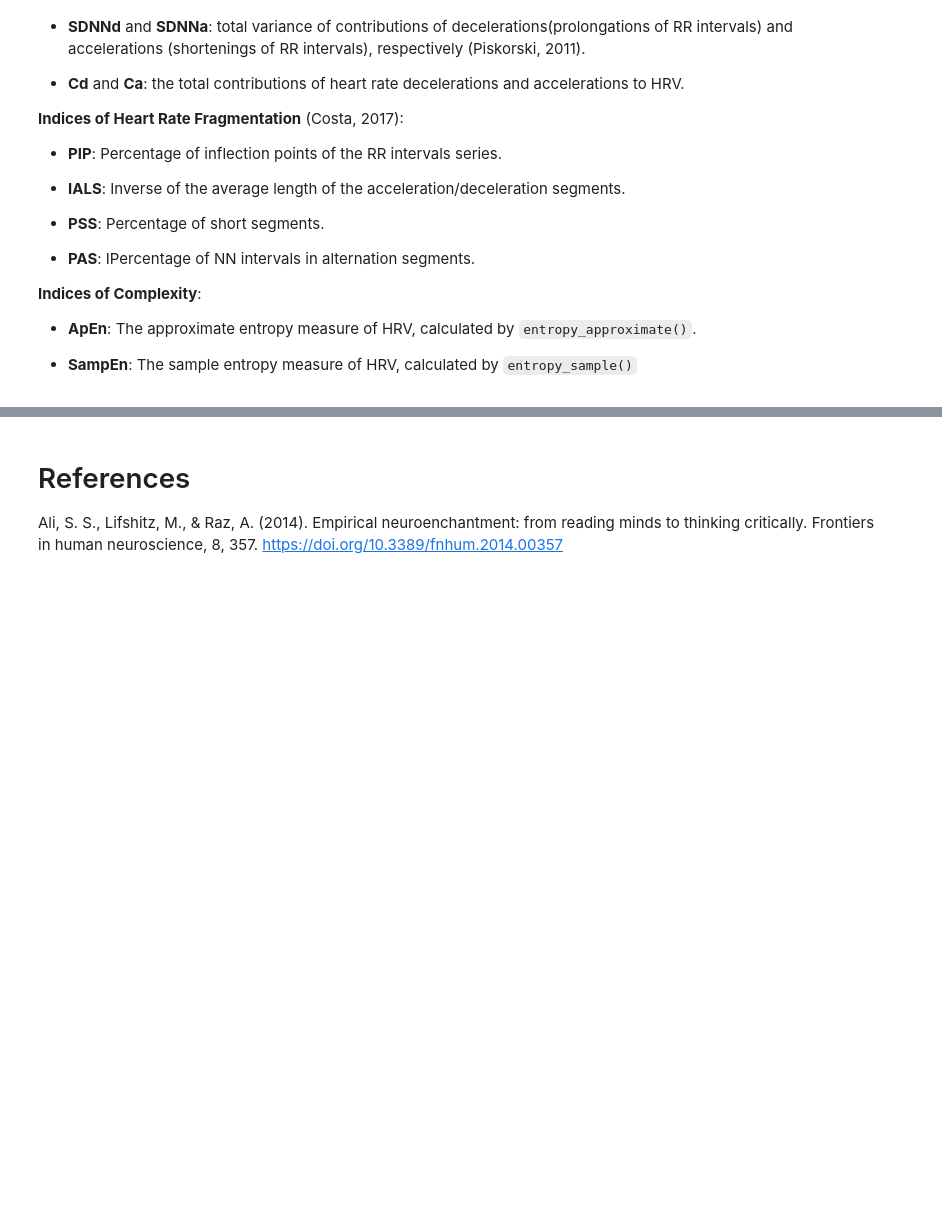
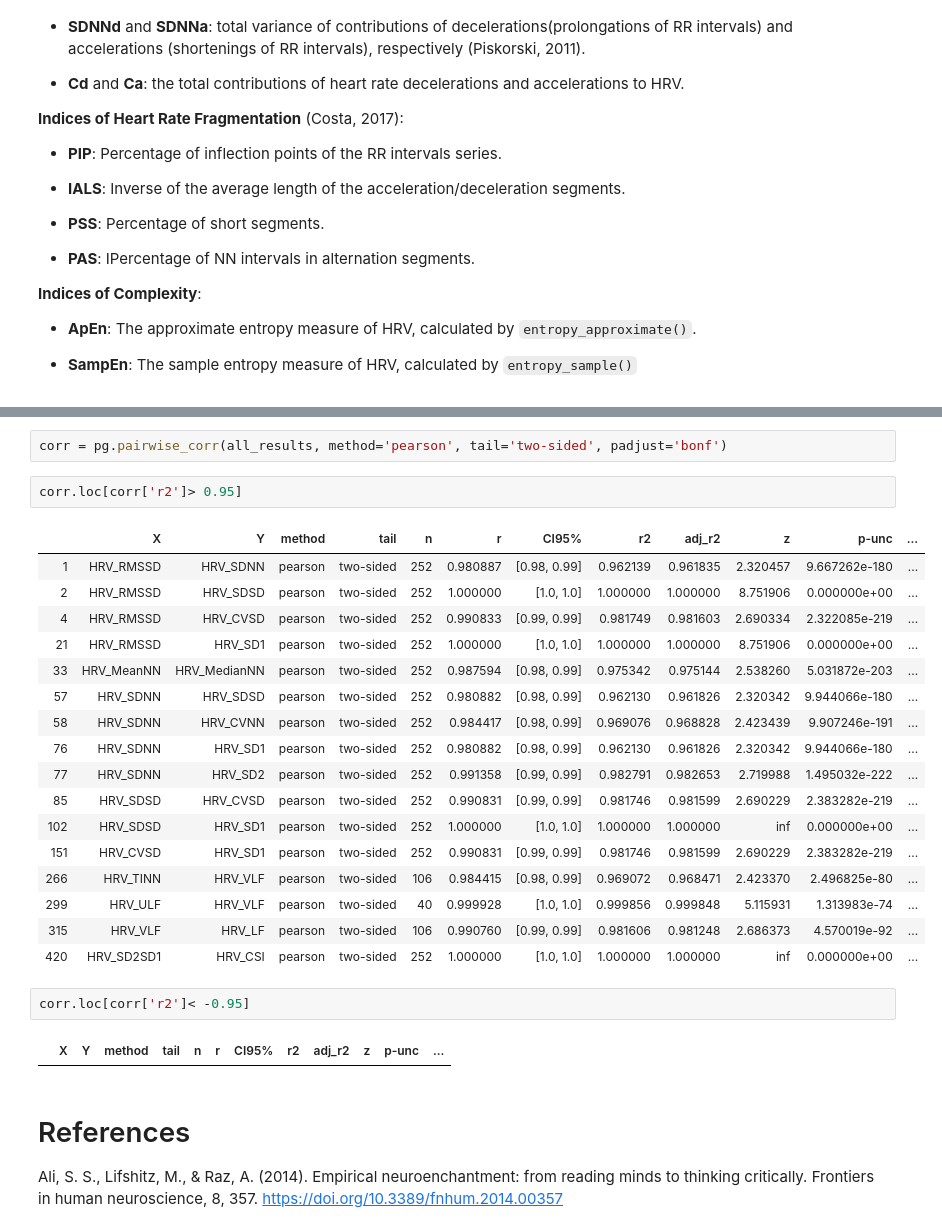
Before and after one commit to sangfrois/NeuroKit, a Jupyter notebook: studies/hrv_structure/hrv_structure.ipynb, the cells around one changed output, grey strips where cells are left out. Saved outputs shown, nothing was run; the diff lists cells and outputs as text; blank space fills up the shorter version.

```diff
--- a/studies/hrv_structure/hrv_structure.ipynb
+++ b/studies/hrv_structure/hrv_structure.ipynb
@@ -211,3 +233,29 @@ Contains time domain HRV metrics:
+# %%
+corr = pg.pairwise_corr(all_results, method='pearson', tail='two-sided', padjust='bonf')
+# %%
+corr.loc[corr['r2']> 0.95]
+# %% [output]
+|  | X | Y | method | tail | n | r | CI95% | r2 | adj_r2 | z | p-unc | ... |
+| 1 | HRV_RMSSD | HRV_SDNN | pearson | two-sided | 252 | 0.980887 | [0.98, 0.99] | 0.962139 | 0.961835 | 2.320457 | 9.667262e-180 | ... |
+| 2 | HRV_RMSSD | HRV_SDSD | pearson | two-sided | 252 | 1.000000 | [1.0, 1.0] | 1.000000 | 1.000000 | 8.751906 | 0.000000e+00 | ... |
+| 4 | HRV_RMSSD | HRV_CVSD | pearson | two-sided | 252 | 0.990833 | [0.99, 0.99] | 0.981749 | 0.981603 | 2.690334 | 2.322085e-219 | ... |
+| 21 | HRV_RMSSD | HRV_SD1 | pearson | two-sided | 252 | 1.000000 | [1.0, 1.0] | 1.000000 | 1.000000 | 8.751906 | 0.000000e+00 | ... |
+| 33 | HRV_MeanNN | HRV_MedianNN | pearson | two-sided | 252 | 0.987594 | [0.98, 0.99] | 0.975342 | 0.975144 | 2.538260 | 5.031872e-203 | ... |
+| 57 | HRV_SDNN | HRV_SDSD | pearson | two-sided | 252 | 0.980882 | [0.98, 0.99] | 0.962130 | 0.961826 | 2.320342 | 9.944066e-180 | ... |
+| 58 | HRV_SDNN | HRV_CVNN | pearson | two-sided | 252 | 0.984417 | [0.98, 0.99] | 0.969076 | 0.968828 | 2.423439 | 9.907246e-191 | ... |
+| 76 | HRV_SDNN | HRV_SD1 | pearson | two-sided | 252 | 0.980882 | [0.98, 0.99] | 0.962130 | 0.961826 | 2.320342 | 9.944066e-180 | ... |
+| 77 | HRV_SDNN | HRV_SD2 | pearson | two-sided | 252 | 0.991358 | [0.99, 0.99] | 0.982791 | 0.982653 | 2.719988 | 1.495032e-222 | ... |
+| 85 | HRV_SDSD | HRV_CVSD | pearson | two-sided | 252 | 0.990831 | [0.99, 0.99] | 0.981746 | 0.981599 | 2.690229 | 2.383282e-219 | ... |
+| 102 | HRV_SDSD | HRV_SD1 | pearson | two-sided | 252 | 1.000000 | [1.0, 1.0] | 1.000000 | 1.000000 | inf | 0.000000e+00 | ... |
+| 151 | HRV_CVSD | HRV_SD1 | pearson | two-sided | 252 | 0.990831 | [0.99, 0.99] | 0.981746 | 0.981599 | 2.690229 | 2.383282e-219 | ... |
+| 266 | HRV_TINN | HRV_VLF | pearson | two-sided | 106 | 0.984415 | [0.98, 0.99] | 0.969072 | 0.968471 | 2.423370 | 2.496825e-80 | ... |
+| 299 | HRV_ULF | HRV_VLF | pearson | two-sided | 40 | 0.999928 | [1.0, 1.0] | 0.999856 | 0.999848 | 5.115931 | 1.313983e-74 | ... |
+| 315 | HRV_VLF | HRV_LF | pearson | two-sided | 106 | 0.990760 | [0.99, 0.99] | 0.981606 | 0.981248 | 2.686373 | 4.570019e-92 | ... |
+| 420 | HRV_SD2SD1 | HRV_CSI | pearson | two-sided | 252 | 1.000000 | [1.0, 1.0] | 1.000000 | 1.000000 | inf | 0.000000e+00 | ... |
+# %%
+corr.loc[corr['r2']< -0.95]
+# %% [output]
+|  | X | Y | method | tail | n | r | CI95% | r2 | adj_r2 | z | p-unc | ... |
 # %% [markdown]
 # References
 Ali, S. S., Lifshitz, M., & Raz, A. (2014). Empirical neuroenchantment: from reading minds to thinking critically. Frontiers in human neuroscience, 8, 357. https://doi.org/10.3389/fnhum.2014.00357
```
Also changed, not shown: parts of 5 cells of this notebook, 1 other file.
